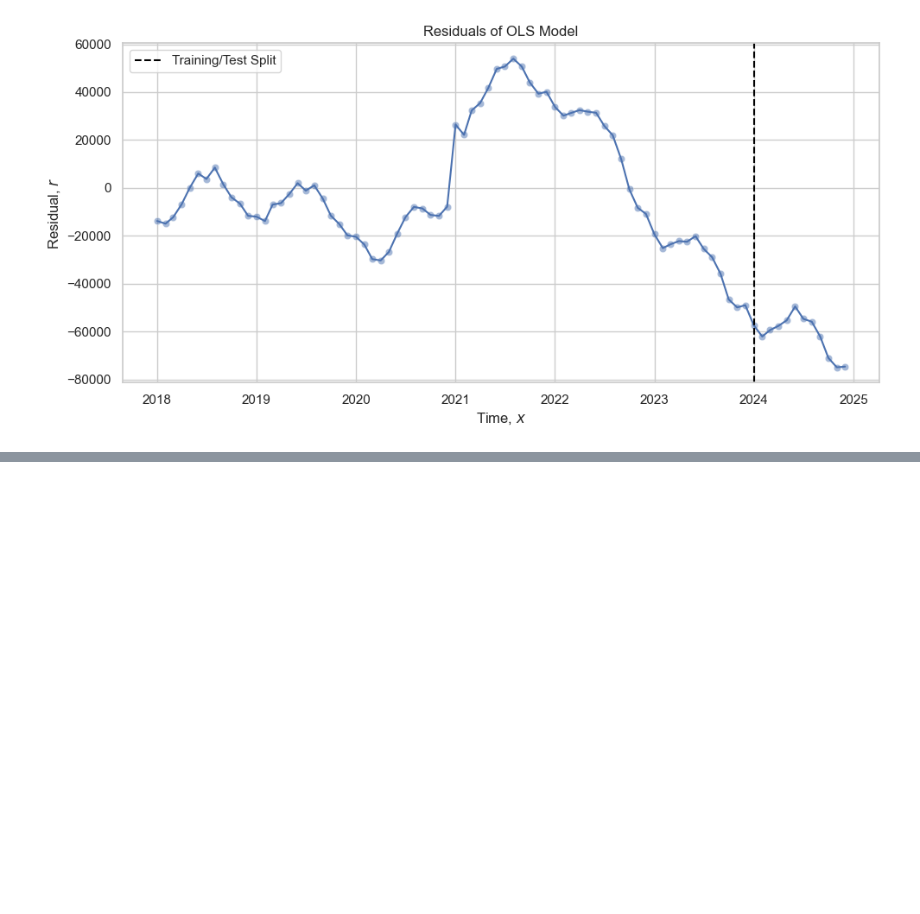
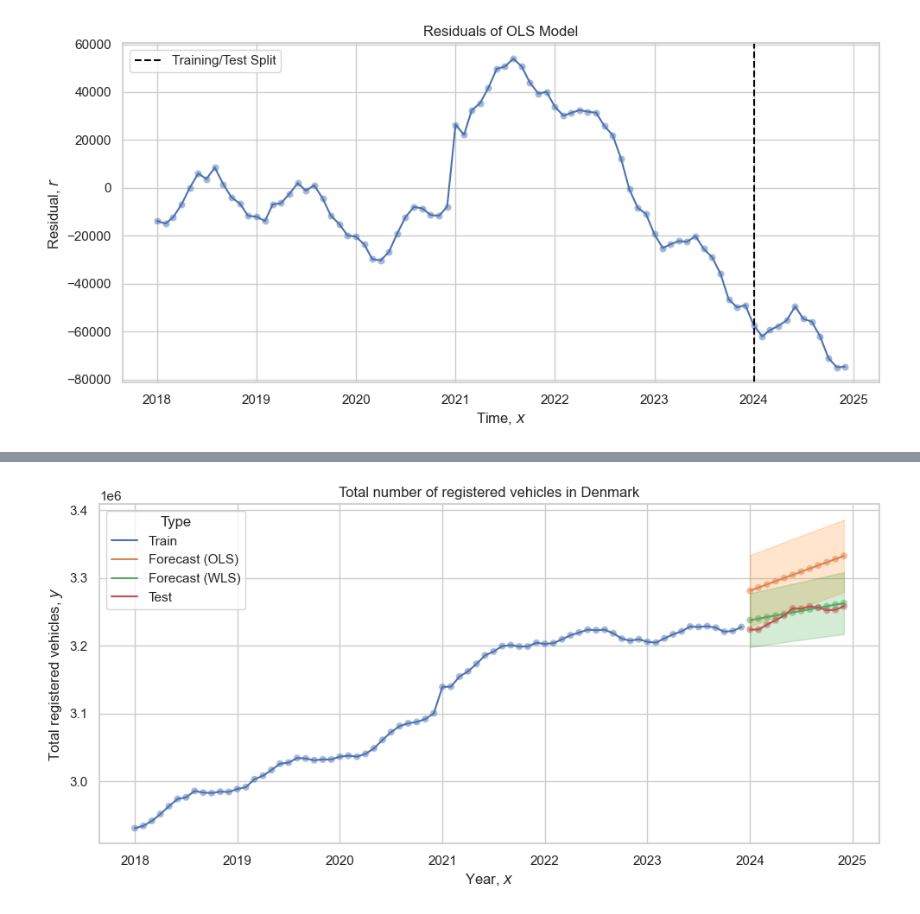
Before and after one commit to JeppeKlitgaard/DTU-02613-TimeSeries, a Jupyter notebook: Jeppe/explore_data.ipynb, the cells around one changed output, grey strips where cells are left out. Cells and saved outputs as stored; diff of their text form; code cells hidden in the pictures; blank space fills up the shorter version.

```diff
--- a/Jeppe/explore_data.ipynb
+++ b/Jeppe/explore_data.ipynb
@@ -320,0 +378,18 @@ df_residuals
+# %%
+theta_pred = theta
+df_forecast["y_wls"] = X_forecast @ theta_pred
+
+# Confidence intervals
+covariance_forecast = sigma2 + X_forecast @ covariance @ X_forecast.T
+variance_forecast = np.diag(covariance_forecast)
+standard_errors_forecast = np.sqrt(variance_forecast)
+p95_forecast = 1.96 * standard_errors_forecast
+df_forecast["y_wls_low"] = df_forecast["y_wls"] - p95_forecast
+df_forecast["y_wls_high"] = df_forecast["y_wls"] + p95_forecast
+# %%
+df_forecast = df_forecast.rename(columns={
+    "y": "y_ols",
+    "y_low": "y_ols_low",
+    "y_high": "y_ols_high",
+})
+df_forecast
@@ -320,0 +410,9 @@ df_residuals
+# %%
+dfm_forecast = df_forecast.melt(id_vars=["x"], value_vars=["y_ols", "y_wls"])
+dfm_forecast["Type"] = "Forecast (" + dfm_forecast["variable"].str.replace("y_", "").str.upper() + ")"
+dfm_forecast["y"] = dfm_forecast["value"]
+dfm_forecast = dfm_forecast.drop(columns=["variable", "value"])
+# df_total
+# %%
+df_total= pd.concat([df_train, dfm_forecast, df_test])
+df_total
@@ -320,0 +433,13 @@ df_residuals
+# %%
+# df_prediction
+sns.lineplot(data=df_total, x="x", y="y", hue="Type")
+sns.scatterplot(data=df_total, x="x", y="y", hue="Type", alpha=0.5, legend=False)
+plt.fill_between(df_forecast["x"], df_forecast["y_ols_low"], df_forecast["y_ols_high"], color="tab:orange", alpha=0.2, label="95% Prediction Interval")
+plt.fill_between(df_forecast["x"], df_forecast["y_wls_low"], df_forecast["y_wls_high"], color="tab:green", alpha=0.2, label="95% Prediction Interval")
+plt.title("Total number of registered vehicles in Denmark")
+plt.xlabel("Year, $x$")
+plt.ylabel("Total registered vehicles, $y$")
+plt.tight_layout()
+plt.savefig(OUTPUT_DIR / "plot_3_5_forecast_wls_ols.png", dpi=600)
+# %% [output]
+[figure, added]
```
Also changed, not shown: parts of 14 cells of this notebook, 7 other files.
